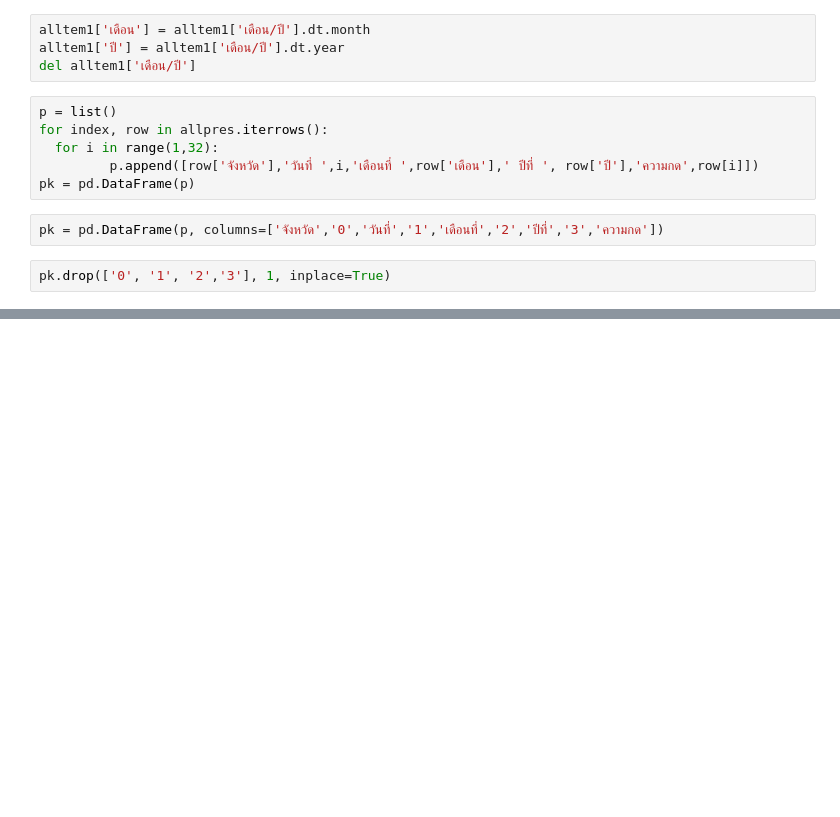
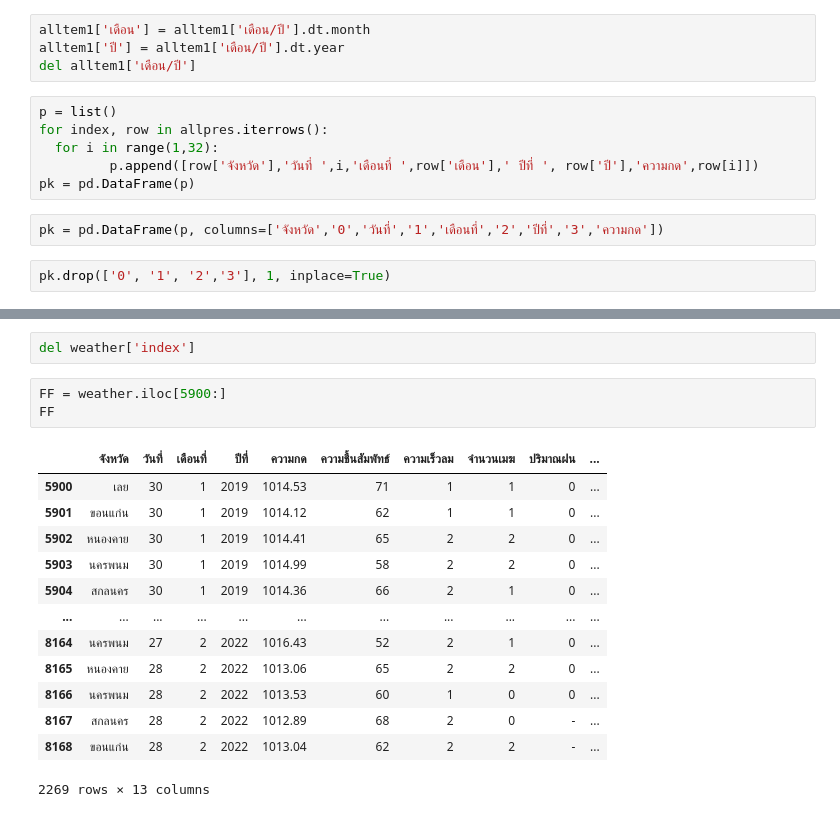
Before and after one commit to TungSoPon/bsc_dpdm22, a Jupyter notebook: midterm_dpdm22.ipynb, the cells around one changed output, grey strips where cells are left out. Cells and saved outputs as stored; diff of their text form; blank space fills up the shorter version.

```diff
--- a/midterm_dpdm22.ipynb
+++ b/midterm_dpdm22.ipynb
@@ -570,0 +588,19 @@ pk.drop(['0', '1', '2','3'], 1, inplace=True)
+# %%
+del weather['index']
+# %%
+FF = weather.iloc[5900:]
+FF
+# %% [output]
+|  | จังหวัด | วันที่ | เดือนที่ | ปีที่ | ความกด | ความชื้นสัมพัทธ์ | ความเร็วลม | จำนวนเมฆ | ปริมาณฝน | ... |
+| 5900 | เลย | 30 | 1 | 2019 | 1014.53 | 71 | 1 | 1 | 0 | ... |
+| 5901 | ขอนแก่น | 30 | 1 | 2019 | 1014.12 | 62 | 1 | 1 | 0 | ... |
+| 5902 | หนองคาย | 30 | 1 | 2019 | 1014.41 | 65 | 2 | 2 | 0 | ... |
+| 5903 | นครพนม | 30 | 1 | 2019 | 1014.99 | 58 | 2 | 2 | 0 | ... |
+| 5904 | สกลนคร | 30 | 1 | 2019 | 1014.36 | 66 | 2 | 1 | 0 | ... |
+| ... | ... | ... | ... | ... | ... | ... | ... | ... | ... | ... |
+| 8164 | นครพนม | 27 | 2 | 2022 | 1016.43 | 52 | 2 | 1 | 0 | ... |
+| 8165 | หนองคาย | 28 | 2 | 2022 | 1013.06 | 65 | 2 | 2 | 0 | ... |
+| 8166 | นครพนม | 28 | 2 | 2022 | 1013.53 | 60 | 1 | 0 | 0 | ... |
+| 8167 | สกลนคร | 28 | 2 | 2022 | 1012.89 | 68 | 2 | 0 | - | ... |
+| 8168 | ขอนแก่น | 28 | 2 | 2022 | 1013.04 | 62 | 2 | 2 | - | ... |
+2269 rows × 13 columns
```
Also changed, not shown: parts of 1 cell of this notebook.
